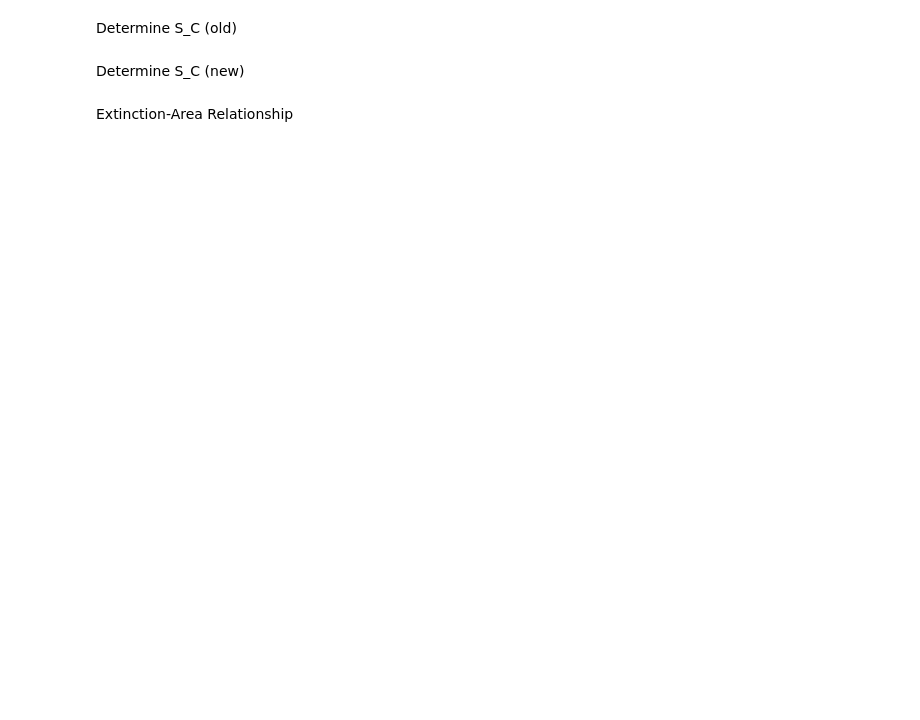
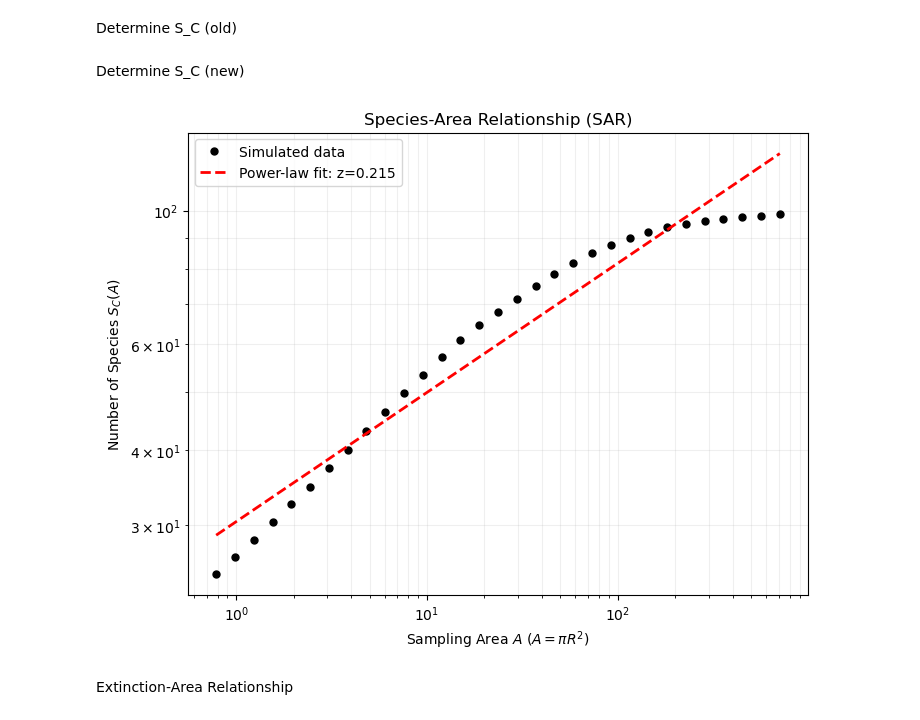
Before and after one commit to Mohamedhoesein/Complex-System-Simulation, a Jupyter notebook: habitat.ipynb, the cells around one changed output. Cells and saved outputs as stored; diff of their text form; code cells hidden in the pictures; blank space fills up the shorter version.

```diff
--- a/habitat.ipynb
+++ b/habitat.ipynb
@@ -106,11 +157,11 @@ plt.show()
 # %% [markdown]
 Determine S_C (old)
 # %%
-r = 5.0
+# r = 5.0
 
-L_max = max(x_max - x_min, y_max - y_min)
-L_list = np.logspace(np.log10(2*r), np.log10(L_max), 20)
-A_list = [L**2 for L in L_list]
+# L_max = max(x_max - x_min, y_max - y_min)
+# L_list = np.logspace(np.log10(2*r), np.log10(L_max), 20)
+# A_list = [L**2 for L in L_list]
 # %%
 # S_list = []
 
@@ -158,8 +209,13 @@ A_list = [L**2 for L in L_list]
 # %% [markdown]
 Determine S_C (new)
 # %%
-r_min = 0.1
-r_max = L_av / 2
+# r_min = 0.1
+# r_max = L_av / 2
+
+r_min = 0.5
+r_max = 15
+num_bins = 30
+R_values = np.logspace(np.log10(r_min), np.log10(r_max), num_bins + 1)
 # %%
 # n_steps = 30
 # R_values = np.logspace(np.log10(r_min), np.log10(r_max), n_steps)
@@ -209,3 +265,30 @@ plt.show()
+# %%
+S_values = grid.species_area_curve(R_values, n_samples=2000)
+# get area from radius
+A_values = np.pi * (R_values ** 2)
+
+log_A = np.log10(A_values)
+log_S = np.log10(S_values)
+size = int(len(log_S))
+slope, intercept, r_value, p_value, std_err = stats.linregress(log_A[:size], log_S[:size])
+# obtained power law
+plt.figure(figsize=(8, 6))
+plt.loglog(A_values, S_values, 'o',
+            color='black', markersize=5, label='Simulated data')
+# fit line for slope
+fit_line = 10**intercept * A_values**slope
+plt.loglog(A_values, fit_line, 'r--', linewidth=2,
+            label=f'Power-law fit: z={slope:.3f}')
+
+plt.xlabel(r"Sampling Area $A$ ($A = \pi R^2$)")
+plt.ylabel(r"Number of Species $S_C(A)$")
+plt.title("Species-Area Relationship (SAR)")
+plt.grid(True, which="both", ls="-", alpha=0.2)
+plt.legend()
+plt.savefig("sar.png")
+plt.show()
+# %% [output]
+[figure, added]
 # %% [markdown]
 Extinction-Area Relationship
 # %%
```
Also changed, not shown: parts of 15 cells of this notebook, 3 other files.
